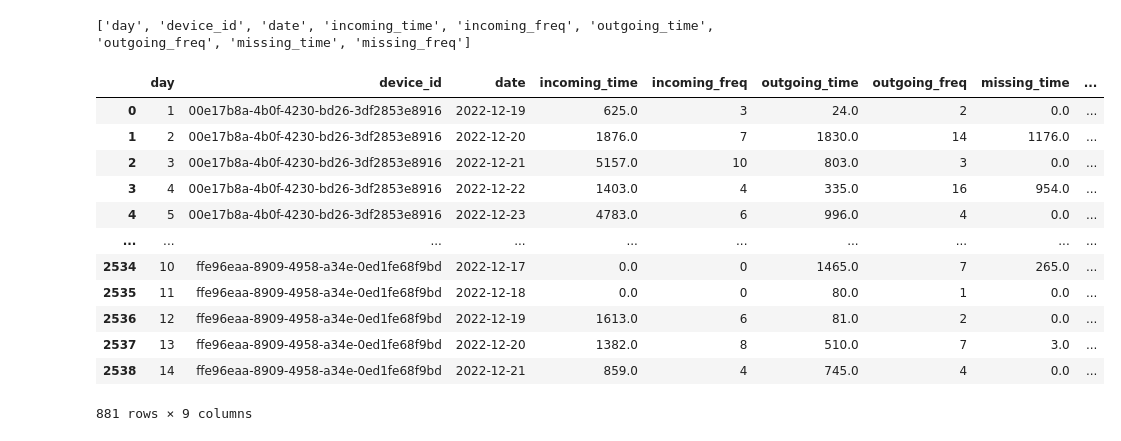
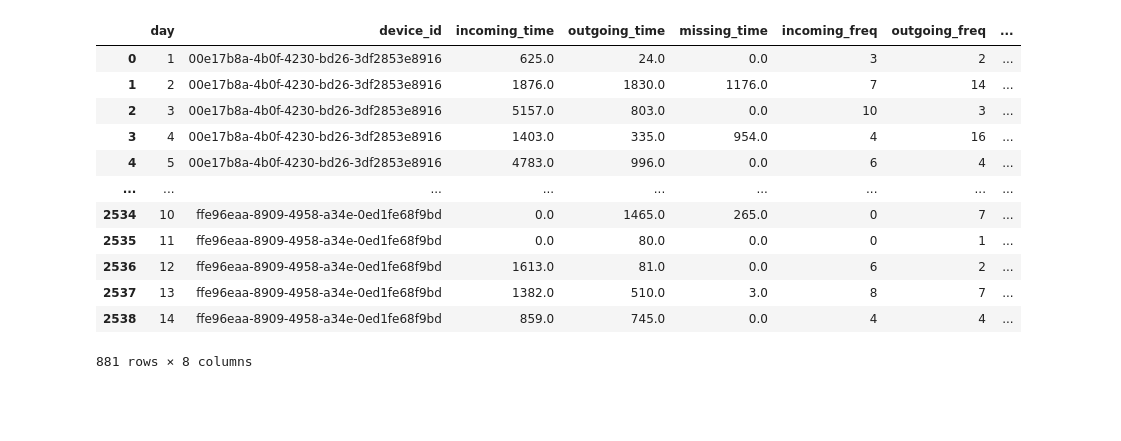
Before and after one commit to memari-majid/jhu_centering, a Jupyter notebook: first_half_vs_second_half/calls.ipynb, the cells around one changed output. Cells and saved outputs as stored; diff of their text form; code cells hidden in the pictures; blank space fills up the shorter version.

```diff
--- a/first_half_vs_second_half/calls.ipynb
+++ b/first_half_vs_second_half/calls.ipynb
@@ -10,12 +10,6 @@ import copy
 pd.options.mode.chained_assignment = None
 # %%
 df = pd.read_csv("/home/memari/jhu_centering/tables/calls_cleaned.csv",parse_dates=['date'])
-# %%
-col = df.columns.tolist()
-col.insert(0,'day')
-print(col)
-# %% [output]
-['day', 'device_id', 'date', 'incoming_time', 'incoming_freq', 'outgoing_time', 'outgoing_freq', 'missing_time', 'missing_freq']
 # %%
 # find the first day
 def find_first_day(device_id, df):
@@ -32,19 +26,21 @@ def halve(df):
     return df_1_14,df_15_28
 df_1_14,df_15_28 = halve(df)
 # %%
-df_1_14 = df_1_14[col]
-df_15_28 = df_15_28[col]
+df_plot_1_14 = copy.deepcopy(df_1_14)
+#df_plot = df_plot.merge(df_group[['device_id','Group']], on = 'device_id', how = 'left')
+df_plot_1_14 = df_plot_1_14[['day','device_id','incoming_time','outgoing_time','missing_time','incoming_freq','outgoing_freq','missing_freq']]
+df_plot_1_14
 # %% [output]
-|  | day | device_id | date | incoming_time | incoming_freq | outgoing_time | outgoing_freq | missing_time | ... |
-| 0 | 1 | 00e17b8a-4b0f-4230-bd26-3df2853e8916 | 2022-12-19 | 625.0 | 3 | 24.0 | 2 | 0.0 | ... |
-| 1 | 2 | 00e17b8a-4b0f-4230-bd26-3df2853e8916 | 2022-12-20 | 1876.0 | 7 | 1830.0 | 14 | 1176.0 | ... |
-| 2 | 3 | 00e17b8a-4b0f-4230-bd26-3df2853e8916 | 2022-12-21 | 5157.0 | 10 | 803.0 | 3 | 0.0 | ... |
-| 3 | 4 | 00e17b8a-4b0f-4230-bd26-3df2853e8916 | 2022-12-22 | 1403.0 | 4 | 335.0 | 16 | 954.0 | ... |
-| 4 | 5 | 00e17b8a-4b0f-4230-bd26-3df2853e8916 | 2022-12-23 | 4783.0 | 6 | 996.0 | 4 | 0.0 | ... |
-| ... | ... | ... | ... | ... | ... | ... | ... | ... | ... |
-| 2534 | 10 | ffe96eaa-8909-4958-a34e-0ed1fe68f9bd | 2022-12-17 | 0.0 | 0 | 1465.0 | 7 | 265.0 | ... |
-| 2535 | 11 | ffe96eaa-8909-4958-a34e-0ed1fe68f9bd | 2022-12-18 | 0.0 | 0 | 80.0 | 1 | 0.0 | ... |
-| 2536 | 12 | ffe96eaa-8909-4958-a34e-0ed1fe68f9bd | 2022-12-19 | 1613.0 | 6 | 81.0 | 2 | 0.0 | ... |
-| 2537 | 13 | ffe96eaa-8909-4958-a34e-0ed1fe68f9bd | 2022-12-20 | 1382.0 | 8 | 510.0 | 7 | 3.0 | ... |
-| 2538 | 14 | ffe96eaa-8909-4958-a34e-0ed1fe68f9bd | 2022-12-21 | 859.0 | 4 | 745.0 | 4 | 0.0 | ... |
+|  | day | device_id | incoming_time | outgoing_time | missing_time | incoming_freq | outgoing_freq | ... |
+| 0 | 1 | 00e17b8a-4b0f-4230-bd26-3df2853e8916 | 625.0 | 24.0 | 0.0 | 3 | 2 | ... |
+| 1 | 2 | 00e17b8a-4b0f-4230-bd26-3df2853e8916 | 1876.0 | 1830.0 | 1176.0 | 7 | 14 | ... |
+| 2 | 3 | 00e17b8a-4b0f-4230-bd26-3df2853e8916 | 5157.0 | 803.0 | 0.0 | 10 | 3 | ... |
+| 3 | 4 | 00e17b8a-4b0f-4230-bd26-3df2853e8916 | 1403.0 | 335.0 | 954.0 | 4 | 16 | ... |
+| 4 | 5 | 00e17b8a-4b0f-4230-bd26-3df2853e8916 | 4783.0 | 996.0 | 0.0 | 6 | 4 | ... |
+| ... | ... | ... | ... | ... | ... | ... | ... | ... |
+| 2534 | 10 | ffe96eaa-8909-4958-a34e-0ed1fe68f9bd | 0.0 | 1465.0 | 265.0 | 0 | 7 | ... |
+| 2535 | 11 | ffe96eaa-8909-4958-a34e-0ed1fe68f9bd | 0.0 | 80.0 | 0.0 | 0 | 1 | ... |
+| 2536 | 12 | ffe96eaa-8909-4958-a34e-0ed1fe68f9bd | 1613.0 | 81.0 | 0.0 | 6 | 2 | ... |
+| 2537 | 13 | ffe96eaa-8909-4958-a34e-0ed1fe68f9bd | 1382.0 | 510.0 | 3.0 | 8 | 7 | ... |
+| 2538 | 14 | ffe96eaa-8909-4958-a34e-0ed1fe68f9bd | 859.0 | 745.0 | 0.0 | 4 | 4 | ... |
-881 rows × 9 columns
+881 rows × 8 columns
```
Also changed, not shown: parts of 8 cells of this notebook, 3 other files.
